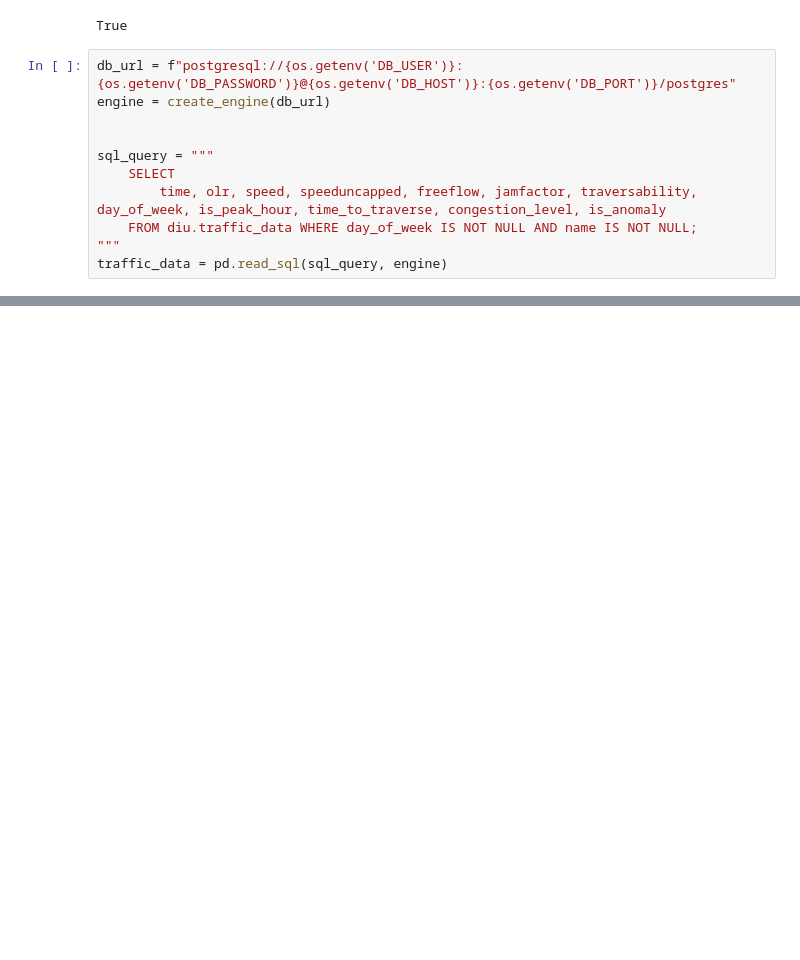
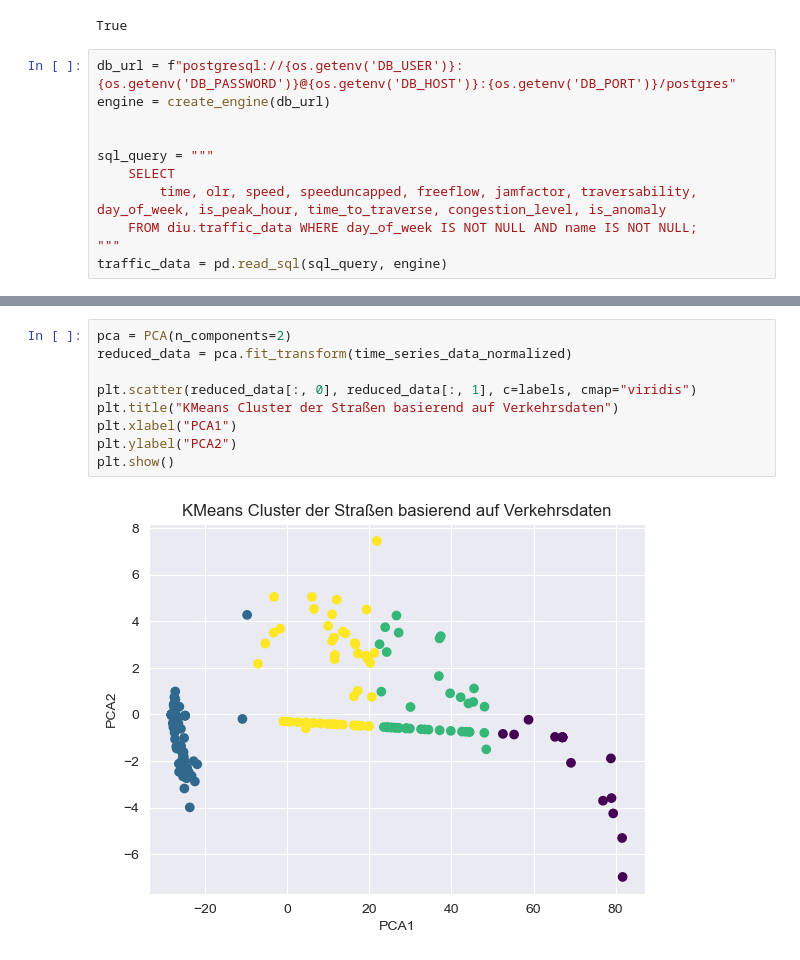
Before and after one commit to dgojny/Datenanalyse-in-Unternehmen, a Jupyter notebook: muster_cluster.ipynb, the cells around one changed output, grey strips where cells are left out. Drawn from its saved outputs; the diff is of its cells as text; blank space fills up the shorter version.

```diff
--- a/muster_cluster.ipynb
+++ b/muster_cluster.ipynb
@@ -151,0 +178,11 @@ KeyboardInterrupt:
+# %%
+pca = PCA(n_components=2)
+reduced_data = pca.fit_transform(time_series_data_normalized)
+
+plt.scatter(reduced_data[:, 0], reduced_data[:, 1], c=labels, cmap="viridis")
+plt.title("KMeans Cluster der Straßen basierend auf Verkehrsdaten")
+plt.xlabel("PCA1")
+plt.ylabel("PCA2")
+plt.show()
+# %% [output]
+[figure, added]
```
Also changed, not shown: parts of 13 cells of this notebook, 1 other file.
